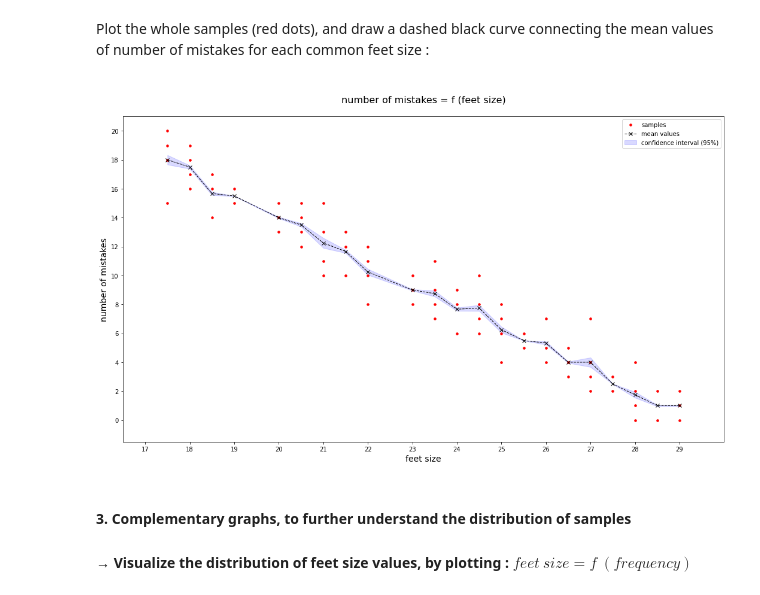
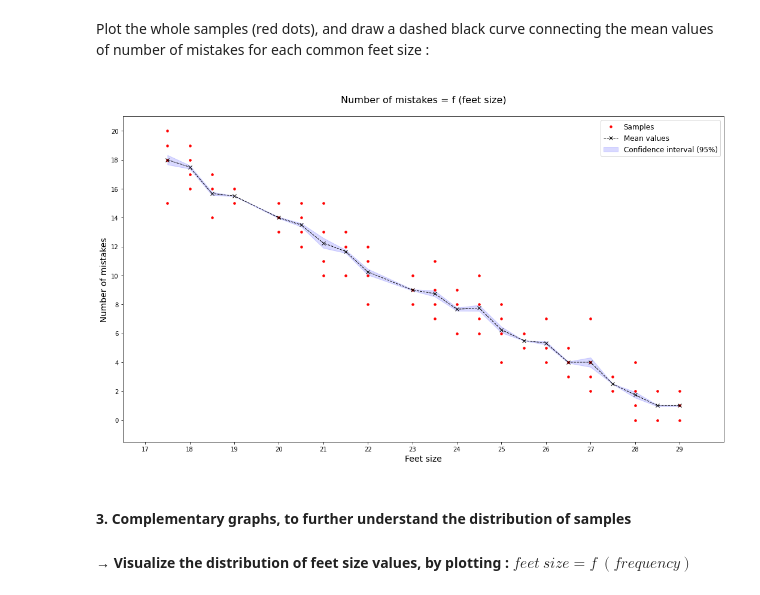
Before and after one commit to oulkaid/MoSIG-SMPE-Labs, a Jupyter notebook: Exercices/footSize_mistakes/footSize_mistakes.ipynb, the cells around one changed output. Saved outputs shown, nothing was run; the diff lists cells and outputs as text; code cells hidden in the pictures.

Commit message:
fix legend size for Mistakes=f(footSize)

```diff
--- a/Exercices/footSize_mistakes/footSize_mistakes.ipynb
+++ b/Exercices/footSize_mistakes/footSize_mistakes.ipynb
@@ -95,32 +95,31 @@ Plot the whole samples (red dots), and draw a dashed black curve connecting the
 # %%
 max_feet_size = np.amax(feet_size)
 max_number_of_mistakes = np.amax(number_of_mistakes)
 
 min_feet_size = np.amin(feet_size)
 min_number_of_mistakes = np.amin(number_of_mistakes)
 
 #plot the samples:
 fig = plt.figure(figsize=(18, 10))
 ax = fig.add_subplot()
 ax.set_xticks(np.arange(min_feet_size-.5, max_feet_size+1, 1))
 ax.set_yticks(np.arange(min_number_of_mistakes, max_number_of_mistakes+1, 2))
 ax.axis([min_feet_size-1, max_feet_size+1, min_number_of_mistakes-1.5, max_number_of_mistakes+1])
-ax.plot(feet_size, number_of_mistakes,'ro', markersize=3.5, label="samples")
-ax.legend(loc="upper right")
-plt.title('\nnumber of mistakes = f (feet size)\n', size=16)
-plt.xlabel('feet size', size=14)
-plt.ylabel('number of mistakes', size=14)
+ax.plot(feet_size, number_of_mistakes,'ro', markersize=3.5, label="Samples")
+plt.title('\nNumber of mistakes = f (feet size)\n', size=16)
+plt.xlabel('Feet size', size=14)
+plt.ylabel('Number of mistakes', size=14)
 
 #plot the mean values:
-ax.plot(feet_size_corresponding_to_elements_mean, number_of_mistakes_elements_means, color='black', linestyle='dashed', linewidth=1, marker='x', markerfacecolor='black', markersize=6, label="mean values")
+ax.plot(feet_size_corresponding_to_elements_mean, number_of_mistakes_elements_means, color='black', linestyle='dashed', linewidth=1, marker='x', markerfacecolor='black', markersize=6, label="Mean values")
 
 #plot confidence interval
-ax.fill_between(feet_size_corresponding_to_elements_mean, y1, y2, color='b', alpha=.15, label="confidence interval (95%)")
+ax.fill_between(feet_size_corresponding_to_elements_mean, y1, y2, color='b', alpha=.15, label="Confidence interval (95%)")
 
-ax.legend(loc="upper right")
+ax.legend(loc="upper right", fontsize=12)
 plt.show()
 # %% [output]
-[figure, old version]
+[figure, new version]
 # %% [markdown]
 #### **3. Complementary graphs, to further understand the distribution of samples**
 
```
